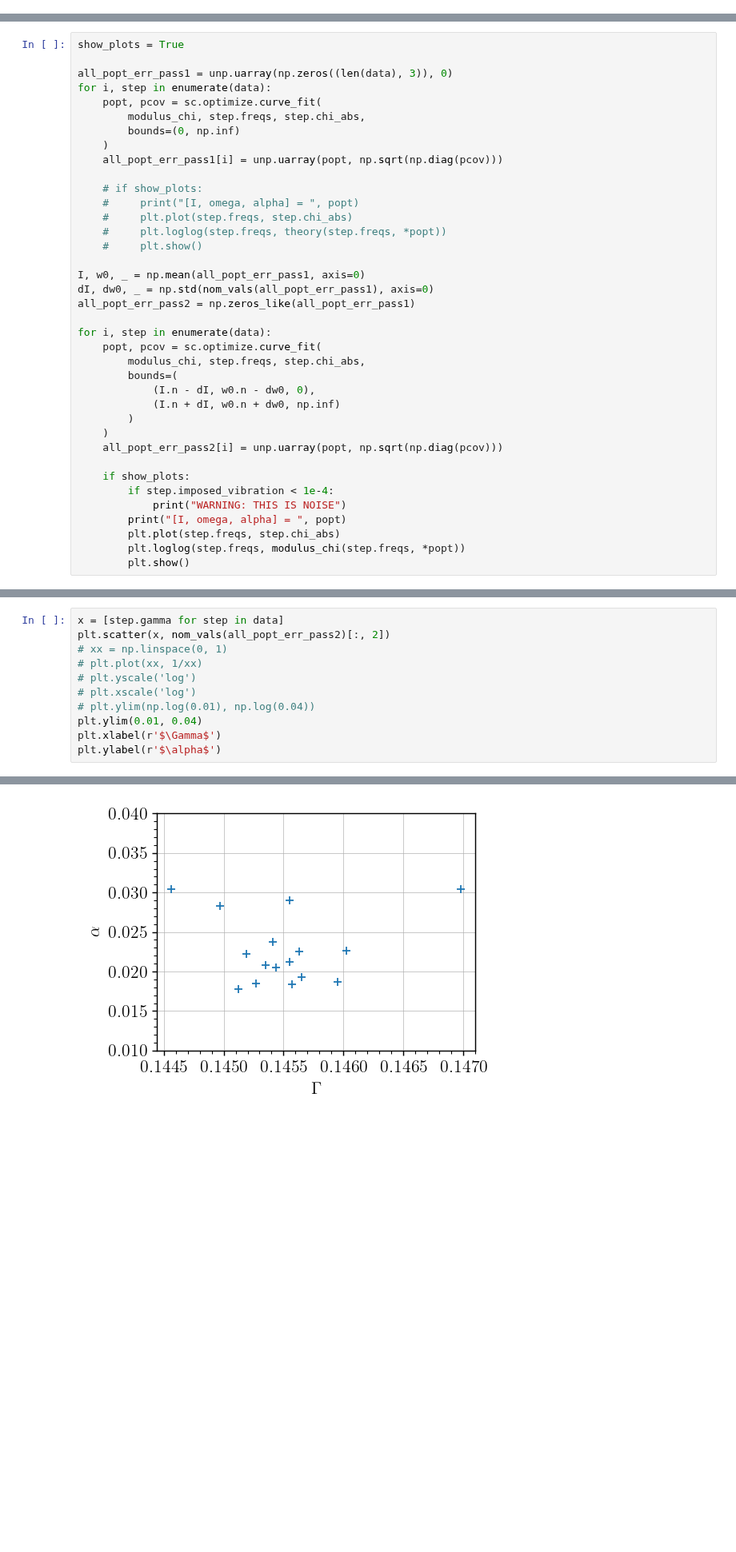
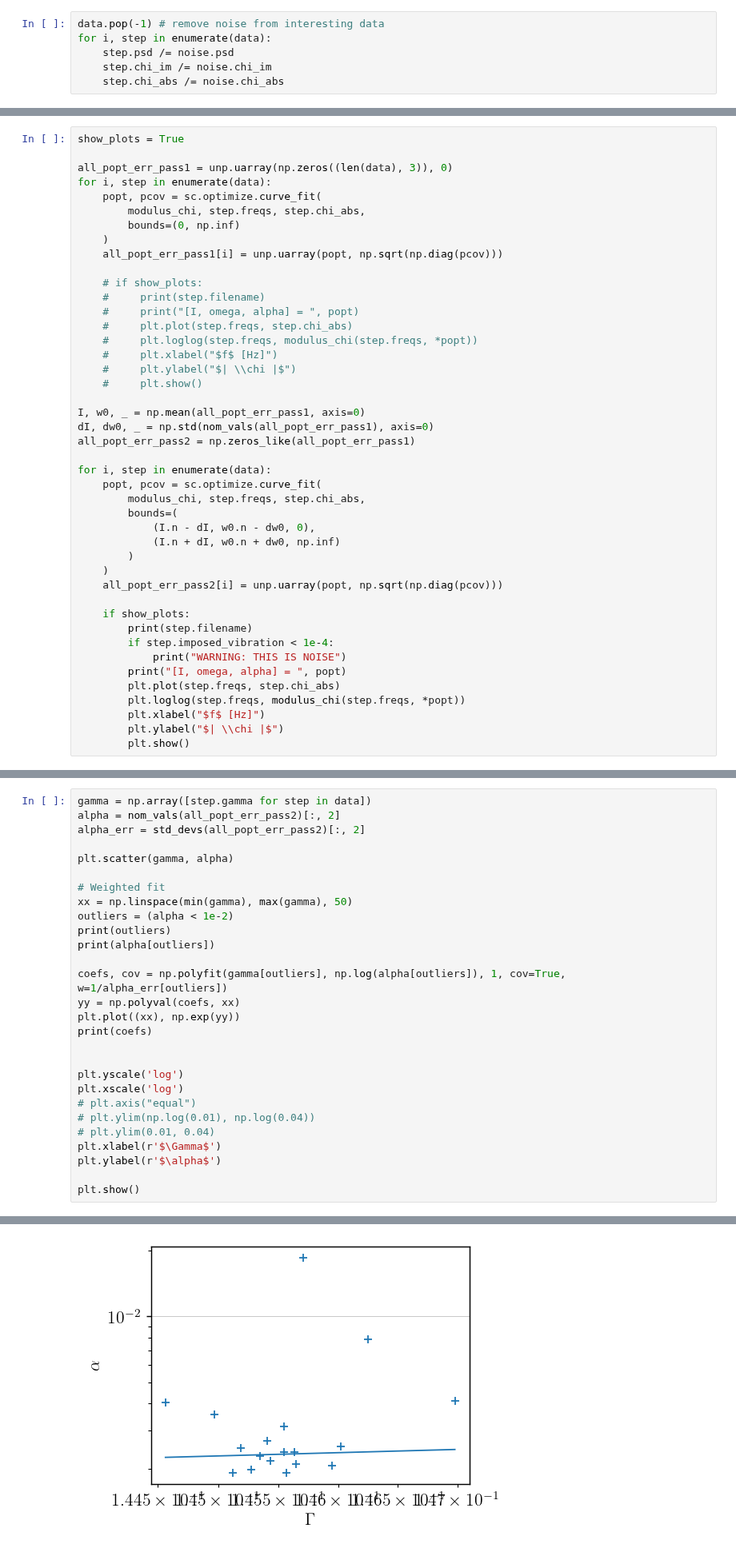
Before and after one commit to TomVdt/TPIII, a Jupyter notebook: 05-milieux-granulaires/analyse/exp1_friction.ipynb, the cells around one changed output, grey strips where cells are left out. Shown at 80% size. Cells and saved outputs as stored; diff of their text form; blank space fills up the shorter version.

```diff
--- a/05-milieux-granulaires/analyse/exp1_friction.ipynb
+++ b/05-milieux-granulaires/analyse/exp1_friction.ipynb
@@ -25,3 +57,9 @@ WARNING: data is fucked for ../data/250321-exp7/250321-exp7_step11.txt
+# %%
+data.pop(-1) # remove noise from interesting data
+for i, step in enumerate(data):
+    step.psd /= noise.psd
+    step.chi_im /= noise.chi_im
+    step.chi_abs /= noise.chi_abs
 # %% [markdown]
 ## Do fits
 # %%
@@ -36,9 +74,12 @@ for i, step in enumerate(data):
     all_popt_err_pass1[i] = unp.uarray(popt, np.sqrt(np.diag(pcov)))
 
     # if show_plots:
+    #     print(step.filename)
     #     print("[I, omega, alpha] = ", popt)
     #     plt.plot(step.freqs, step.chi_abs)
-    #     plt.loglog(step.freqs, theory(step.freqs, *popt))
+    #     plt.loglog(step.freqs, modulus_chi(step.freqs, *popt))
+    #     plt.xlabel("$f$ [Hz]")
+    #     plt.ylabel("$| \\chi |$")
     #     plt.show()
 
 I, w0, _ = np.mean(all_popt_err_pass1, axis=0)
@@ -56,10 +97,13 @@ for i, step in enumerate(data):
     all_popt_err_pass2[i] = unp.uarray(popt, np.sqrt(np.diag(pcov)))
 
     if show_plots:
+        print(step.filename)
         if step.imposed_vibration < 1e-4:
             print("WARNING: THIS IS NOISE")
         print("[I, omega, alpha] = ", popt)
         plt.plot(step.freqs, step.chi_abs)
         plt.loglog(step.freqs, modulus_chi(step.freqs, *popt))
+        plt.xlabel("$f$ [Hz]")
+        plt.ylabel("$| \\chi |$")
         plt.show()
 # %% [output]
@@ -123,12 +172,29 @@ alpha = 0.05214+/-0.00145 g m² s⁻¹
 # %%
-x = [step.gamma for step in data]
-plt.scatter(x, nom_vals(all_popt_err_pass2)[:, 2])
-# xx = np.linspace(0, 1)
-# plt.plot(xx, 1/xx)
-# plt.yscale('log')
-# plt.xscale('log')
+gamma = np.array([step.gamma for step in data])
+alpha = nom_vals(all_popt_err_pass2)[:, 2]
+alpha_err = std_devs(all_popt_err_pass2)[:, 2]
+
+plt.scatter(gamma, alpha)
+
+# Weighted fit
+xx = np.linspace(min(gamma), max(gamma), 50)
+outliers = (alpha < 1e-2)
+print(outliers)
+print(alpha[outliers])
+
+coefs, cov = np.polyfit(gamma[outliers], np.log(alpha[outliers]), 1, cov=True, w=1/alpha_err[outliers])
+yy = np.polyval(coefs, xx)
+plt.plot((xx), np.exp(yy))
+print(coefs)
+
+
+plt.yscale('log')
+plt.xscale('log')
+# plt.axis("equal")
 # plt.ylim(np.log(0.01), np.log(0.04))
-plt.ylim(0.01, 0.04)
+# plt.ylim(0.01, 0.04)
 plt.xlabel(r'$\Gamma$')
 plt.ylabel(r'$\alpha$')
+
+plt.show()
 # %% [output]
@@ -136 +207 @@ Text(0, 0.5, '$\\alpha$')
-[figure, old version]
+[figure, new version]
```
Also changed, not shown: parts of 8 cells of this notebook.
